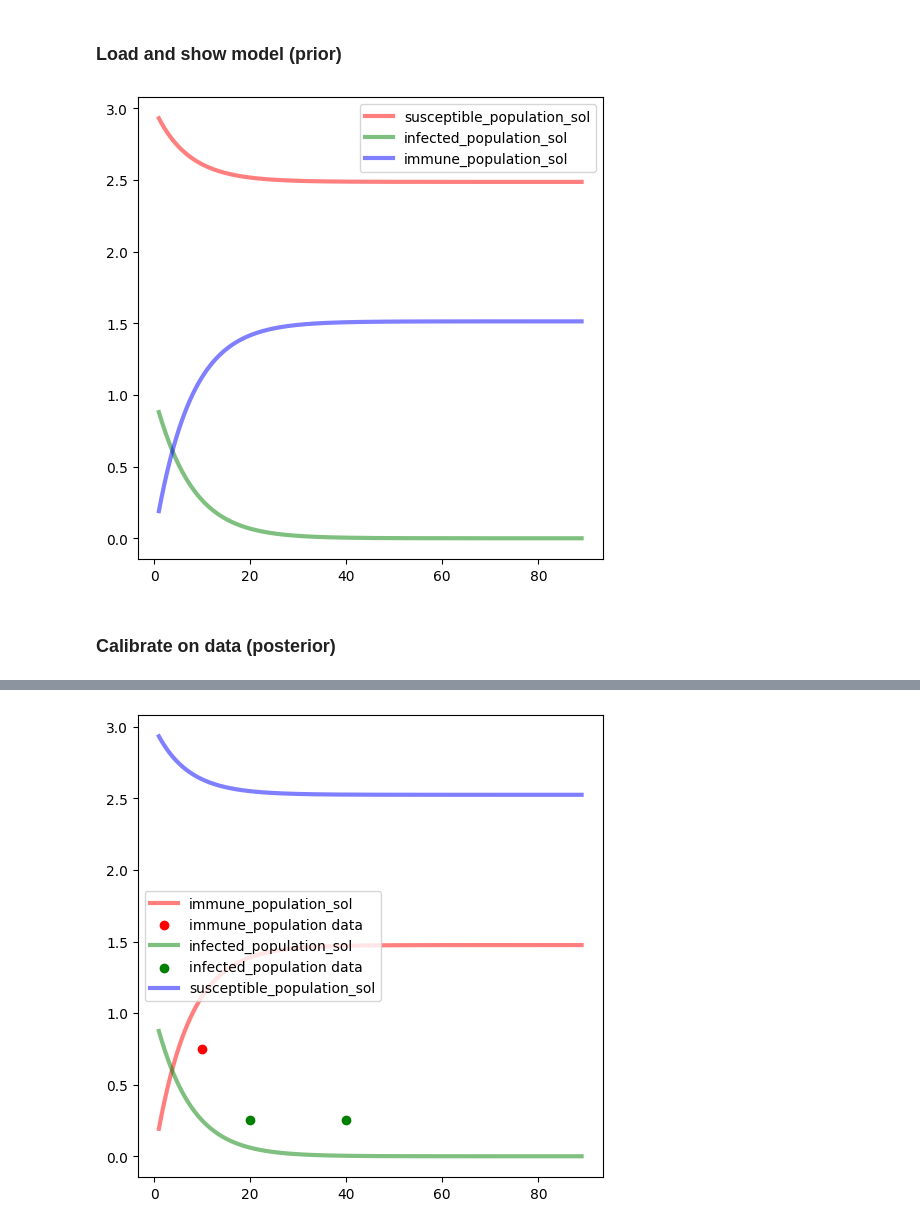
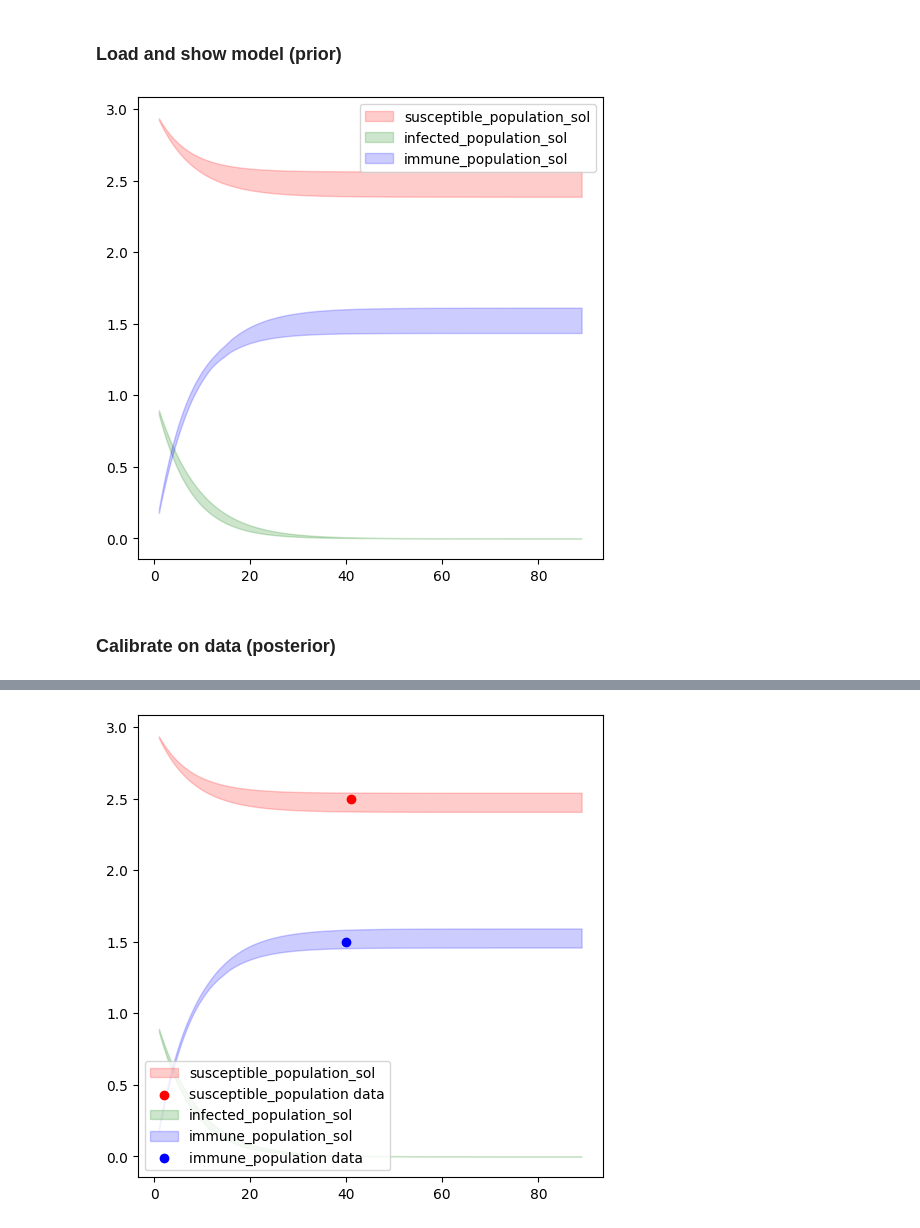
Before and after one commit to ciemss/pyciemss, a Jupyter notebook: notebook/sir_mira_vs_manual.ipynb, the cells around one changed output, grey strips where cells are left out. Cells and saved outputs as stored; diff of their text form; code cells hidden in the pictures.

Commit message:
Fixed calibration

```diff
--- a/notebook/sir_mira_vs_manual.ipynb
+++ b/notebook/sir_mira_vs_manual.ipynb
@@ -18,22 +18,30 @@ warnings.filterwarnings('ignore')
 
 COLORS=['red','green','blue','black','gold']
 def plot_trajectories(sol, tspan, data=None):
-    if len(sol[list(sol.keys())[3]]) == 1:
-        fig = plt.figure(facecolor='w', figsize=(6, 6))
-        ax = fig.add_subplot(111, axisbelow=True)
-        if data: d_keys = [list(x[1].keys())[0] for x in data] # get affected variables
-        else: d_keys = []
-        for i,var in enumerate(list(solution.keys())[2:]): # skip beta, gamma parameters
+    fig = plt.figure(facecolor='w', figsize=(6, 6))
+    ax = fig.add_subplot(111, axisbelow=True) # setup graph
+    d_keys = [list(x[1].keys())[0] for x in data] if data else [] # get affected variables
+
+    if len(sol[list(sol.keys())[3]]) == 1: # single trajectory
+        for i,var in enumerate(list(sol.keys())[2:]): # skip beta, gamma parameters
             ax.plot(tspan, sol[var].squeeze().detach().numpy(), COLORS[i], alpha=0.5, lw=3, label=var)
             if var[:-4] in d_keys: # there is training data of this variable
                 x = np.array([x[0] for x in data if var[:-4] in list(x[1].keys())])
                 y = np.array([x[1][var[:-4]] for x in data if var[:-4] in list(x[1].keys())]) # without _sol prefix
                 ax.scatter(x,y,label=var[:-4]+" data",color=COLORS[i])
-        ax.legend()
-    else:
-        print('! There is more than one trajectory data !')
-        return
-        # do the fill between min and max instead
+
+    else: # fill between multiple trajectories
+        tspan   = torch.as_tensor(tspan)
+        indices = torch.ones_like(tspan).bool()
+        for i,var in enumerate(list(sol.keys())[2:]):
+            I_low = torch.quantile(sol[var], 0.05, dim=0).detach().numpy()
+            I_up  = torch.quantile(sol[var], 0.95, dim=0).detach().numpy()
+            ax.fill_between(tspan[indices], I_low[indices], I_up[indices], alpha=0.2, color=COLORS[i], label=var)
+            if var[:-4] in d_keys: # there is training data of this variable
+                x = np.array([x[0] for x in data if var[:-4] in list(x[1].keys())])
+                y = np.array([x[1][var[:-4]] for x in data if var[:-4] in list(x[1].keys())]) # without _sol prefix
+                ax.scatter(x,y,label=var[:-4]+" data",color=COLORS[i])
+    ax.legend()
 # %% [markdown]
 ## SIR MIRA
 # %% [markdown]
@@ -76,26 +88,25 @@ iteration 25: loss = 13.404856204986572
 from pyciemss.PetriNetODE.models import SIR_with_uncertainty
 from pyro.infer import Predictive
 full_tspan = get_tspan(1, 89, 890)
-SIR_model  = SIR_with_uncertainty(N=100.0, beta=0.1, gamma=0.2) # N here unecessary, makes its own
-SIR_model = setup_model(SIR_model, start_time=0, start_state=dict(susceptible_population=3.0,
+SIR_raw  = SIR_with_uncertainty(N=100.0, beta=0.1, gamma=0.2) # N here unecessary, makes its own
+SIR_model = setup_model(SIR_raw, start_time=0, start_state=dict(susceptible_population=3.0,
                                                                   infected_population=1.0,
                                                                   immune_population=0.0))
-solution   = sample(SIR_model,full_tspan,1)
+solution   = sample(SIR_model,full_tspan,30)
 
 plot_trajectories(solution,full_tspan)
 plt.show()
 # %% [output]
-[figure, old version]
+[figure, new version]
 # %% [markdown]
 ### Calibrate on data (posterior)
 # %%
 # data in the form list[ tuple(timepoint, dict(variable, observation)) , ...]
-data = [(20.0,dict(infected_population=0.25)),
-        (10.0,dict(immune_population=0.75)),
-        (40.0,dict(infected_population=0.25))]
+data = [(40.0,dict(immune_population  =1.50)),
+        (41.0,dict(susceptible_population=2.50))]
 infer_SIR = calibrate(SIR_model,data, num_iterations=101, verbose=True)
 
-calib_solution = sample(SIR_model, timepoints=full_tspan, num_samples=1, inferred_parameters=infer_SIR)
+calib_solution = sample(SIR_model, timepoints=full_tspan, num_samples=30, inferred_parameters=infer_SIR)
 
 plot_trajectories(calib_solution,full_tspan,data)
 plt.show()
@@ -108 +119 @@ iteration 100: loss = 9.780842304229736
-[figure, old version]
+[figure, new version]
```
Also changed, not shown: parts of 4 cells of this notebook.
